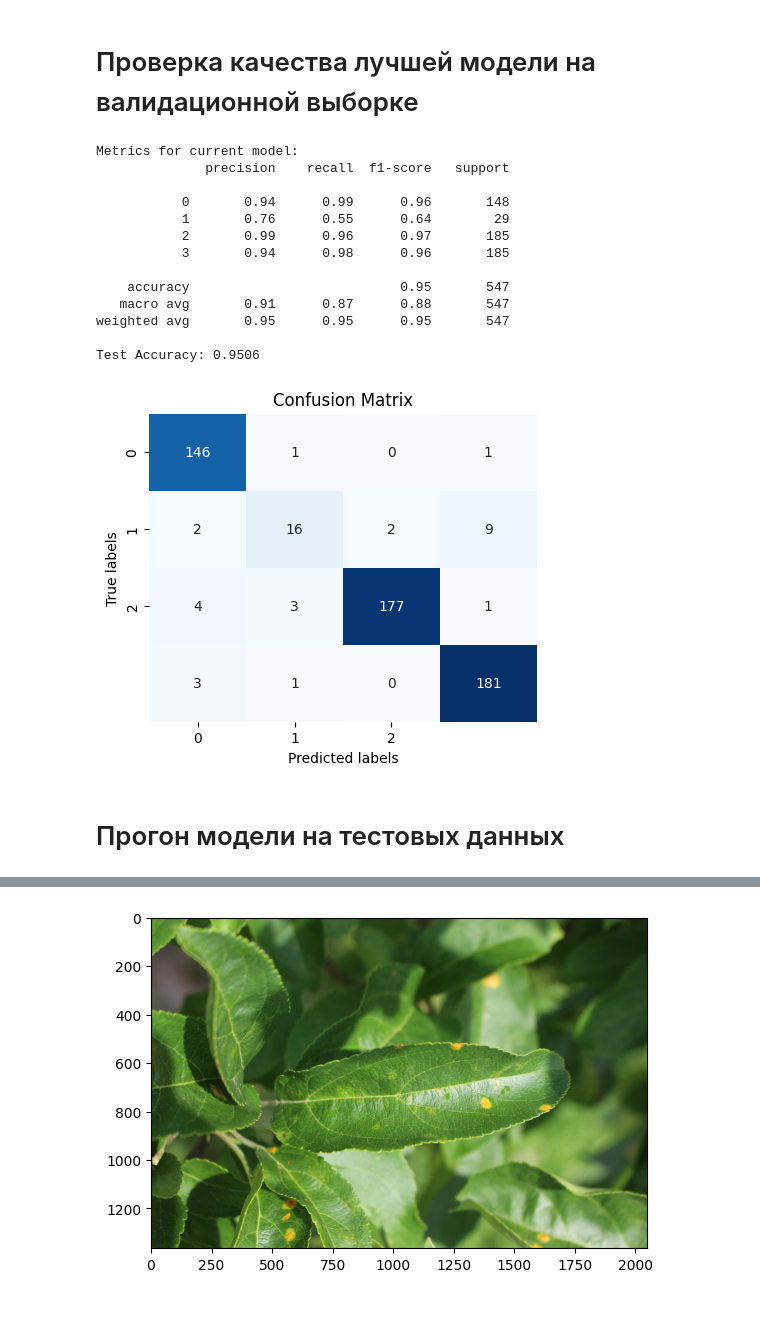
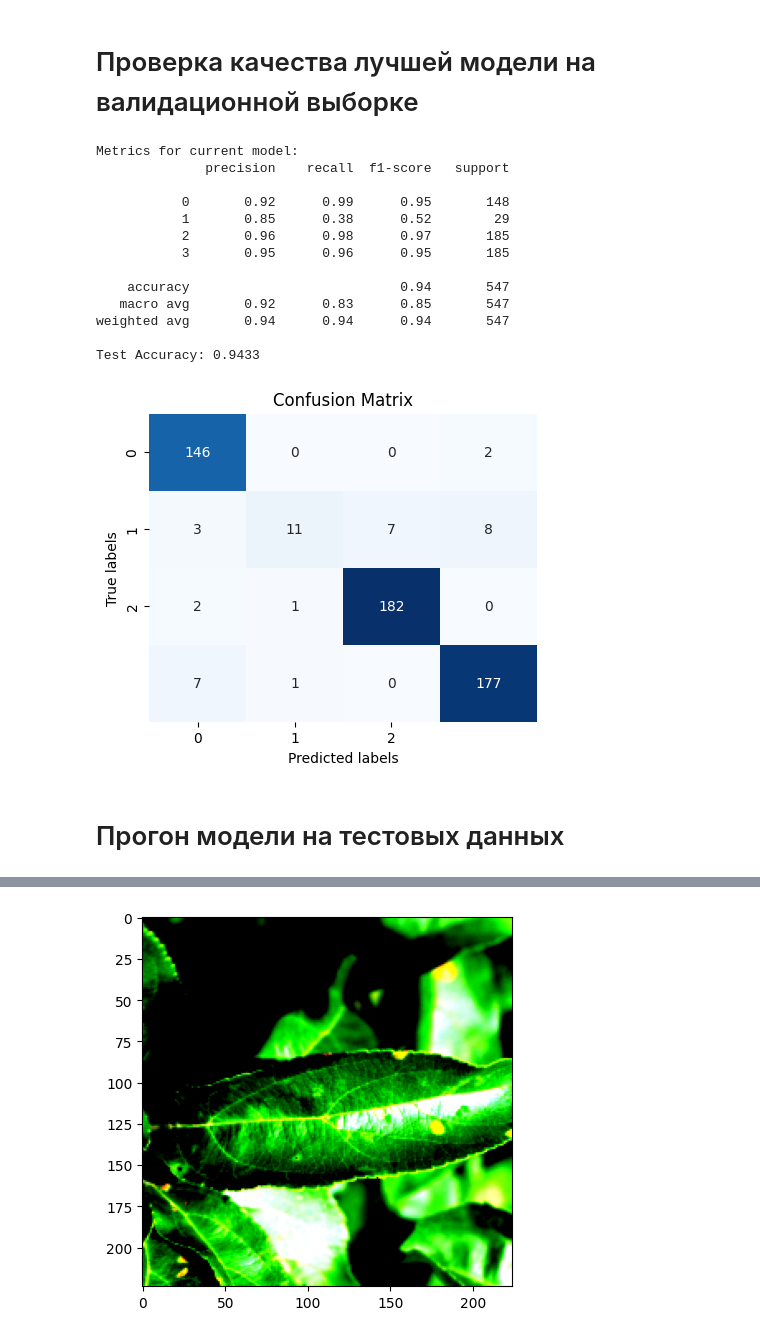
Before and after one commit to pavel-collab/SBT-Kaggle-CV, a Jupyter notebook: main.ipynb, the cells around one changed output, grey strips where cells are left out. Cells and saved outputs as stored; diff of their text form; code cells hidden in the pictures; blank space fills up the shorter version.

```diff
--- a/main.ipynb
+++ b/main.ipynb
@@ -264,7 +265,7 @@ plt.show()
 # Проверка качества лучшей модели на валидационной выборке
 # %%
 # Загрузка весов модели
-model.load_state_dict(torch.load('best_model.pth'))
+model.load_state_dict(torch.load('./saved_models/best_model_resnet.pth'))
 model.to(device)
 
 # Оценка модели и построение матрицы ошибок
@@ -277,17 +278,17 @@ plot_confusion_matrix(cm, classes=list(range(3)))
 Metrics for current model:
               precision    recall  f1-score   support
 
-           0       0.94      0.99      0.96       148
-           1       0.76      0.55      0.64        29
-           2       0.99      0.96      0.97       185
-           3       0.94      0.98      0.96       185
+           0       0.92      0.99      0.95       148
+           1       0.85      0.38      0.52        29
+           2       0.96      0.98      0.97       185
+           3       0.95      0.96      0.95       185
 
-    accuracy                           0.95       547
-   macro avg       0.91      0.87      0.88       547
-weighted avg       0.95      0.95      0.95       547
+    accuracy                           0.94       547
+   macro avg       0.92      0.83      0.85       547
+weighted avg       0.94      0.94      0.94       547
 
-Test Accuracy: 0.9506
+Test Accuracy: 0.9433
-[figure, old version]
+[figure, new version]
 # %% [markdown]
 # Прогон модели на тестовых данных
 # %%
@@ -309,7 +310,7 @@ test_dataset = CustomDataset(test_csv_file,
 # %%
 # Убедимся, что в датасет импортировались нужные данные
 for image in test_dataset:
-    plt.imshow(image)
+    plt.imshow(image.permute(1, 2, 0))
     plt.show()
     break
 # %% [output]
@@ -316 +318 @@ for image in test_dataset:
-[figure, old version]
+[figure, new version]
```
Also changed, not shown: parts of 6 cells of this notebook, 3 other files.
